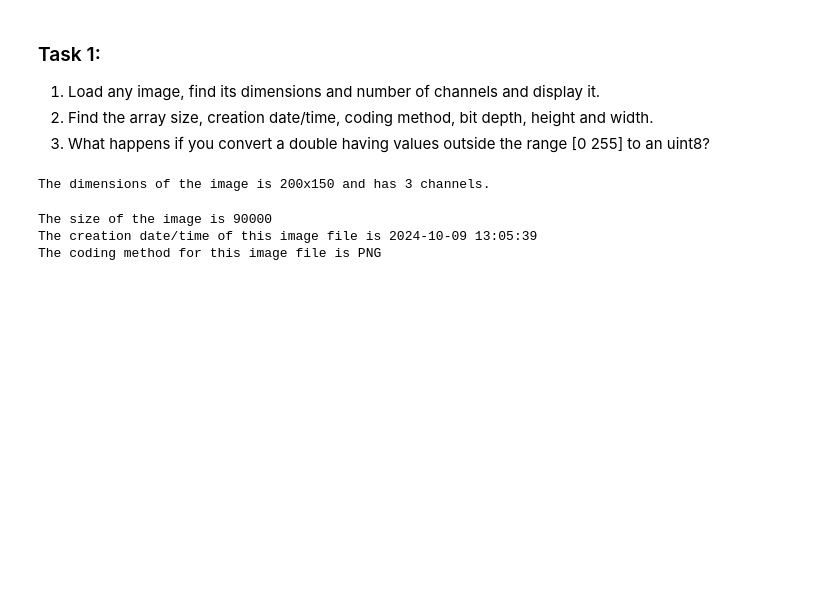
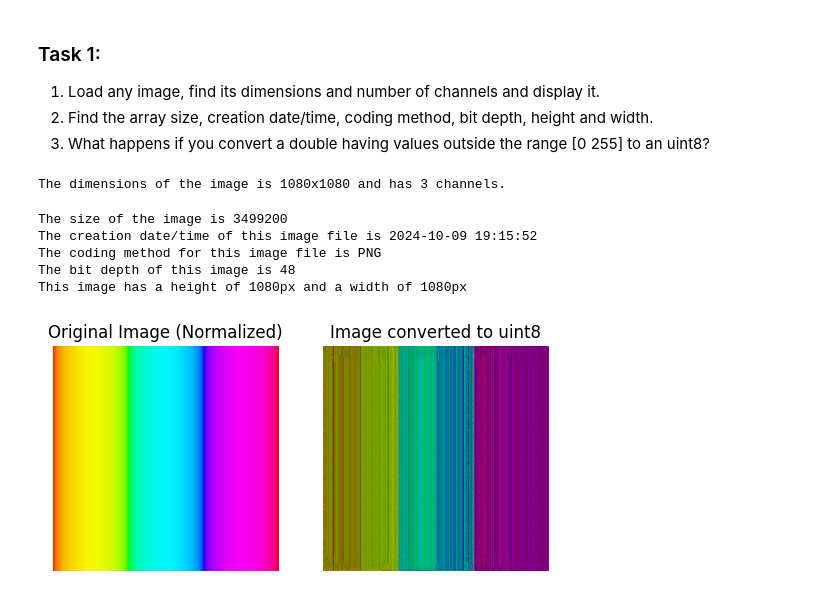
Before and after one commit to DanielSarf/DIP-Course-Submissions, a Jupyter notebook: Lab 5/Lab Notebook.ipynb, the cells around one changed output. Cells and saved outputs as stored; diff of their text form; code cells hidden in the pictures; blank space fills up the shorter version.

```diff
--- a/Lab 5/Lab Notebook.ipynb
+++ b/Lab 5/Lab Notebook.ipynb
@@ -9,14 +9,14 @@
 # %%
 import cv2
 
-imagePath = 'RGB_16-Bit_Sample_Image.png'
-imgT1 = cv2.imread(imagePath)
+imagePath = 'RGB_Bit_Depth_48.png'
+imgT1 = cv2.imread(imagePath, cv2.IMREAD_UNCHANGED)
 
-wT1, hT1, cT1 = imgT1.shape
+hT1, wT1, cT1 = imgT1.shape
 
 print(f"The dimensions of the image is {wT1}x{hT1} and has {cT1} channels.")
 # %% [output]
-The dimensions of the image is 200x150 and has 3 channels.
+The dimensions of the image is 1080x1080 and has 3 channels.
 # %%
 import os
 import datetime
@@ -40,7 +40,33 @@ codingMethods = {
 }
 
 print(f"The coding method for this image file is {codingMethods[fileExtension]}")
+
+print(f"The bit depth of this image is {imgT1.dtype.itemsize * 8 * imgT1.shape[2]}")
+
+print(f"This image has a height of {hT1}px and a width of {wT1}px")
 # %% [output]
-The size of the image is 90000
-The creation date/time of this image file is 2024-10-09 13:05:39
+The size of the image is 3499200
+The creation date/time of this image file is 2024-10-09 19:15:52
 The coding method for this image file is PNG
+The bit depth of this image is 48
+This image has a height of 1080px and a width of 1080px
+# %%
+import numpy as np
+import matplotlib.pyplot as plt
+
+imgT1 = imgT1[..., ::-1]
+imgT1_uint8 = imgT1.astype(dtype = np.uint8)
+
+plt.subplot(1, 2, 1)
+plt.imshow(cv2.normalize(imgT1, None, 0, 255, cv2.NORM_MINMAX))
+plt.axis("Off")
+plt.title("Original Image (Normalized)")
+
+plt.subplot(1, 2, 2)
+plt.imshow(imgT1_uint8)
+plt.axis("Off")
+plt.title("Image converted to uint8")
+
+plt.show()
+# %% [output]
+[figure, added]
```
Also changed, not shown: parts of 8 cells of this notebook, 2 other files.
